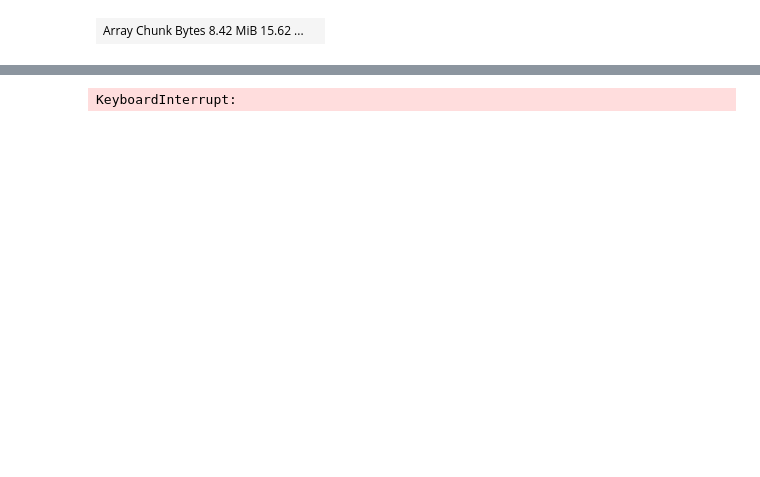
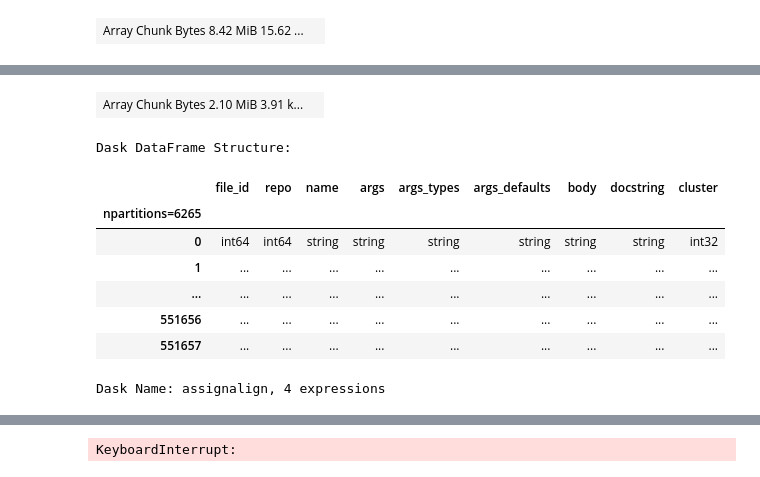
Before and after one commit to Lord225/datamining-on-pypl, a Jupyter notebook: transformers/cluster.ipynb, the cells around one changed output, grey strips where cells are left out. Cells and saved outputs as stored; diff of their text form; code cells hidden in the pictures; blank space fills up the shorter version.

```diff
--- a/transformers/cluster.ipynb
+++ b/transformers/cluster.ipynb
@@ -195,3 +202,7 @@ functions.head()
 | 3 | 30085 | 22 | test_iloc_setitem_int_multiindex_... | {data,indexes,values,expected_k} | {} | {} | df = DataFrame(data=data, columns... | <NA> |
 | 4 | 30157 | 22 | test_to_string_multindex_header | {self} | {} | {} | df = DataFrame({'a': [0], 'b': [1... | <NA> |
 | 5 | 30196 | 22 | test_multi_index_unnamed | {all_parsers,index_col,columns} | {} | {} | parser = all_parsers header = [0,... | <NA> |
+# %%
+cluster_labels
+# %% [output]
+| Array Chunk Bytes 2.10 MiB 3.91 k... |  |
@@ -198,3 +222,15 @@ functions.head()
+# %%
+functions
+# %% [output]
+Dask DataFrame Structure:
+|  | file_id | repo | name | args | args_types | args_defaults | body | docstring | cluster |
+| npartitions=6265 |  |  |  |  |  |  |  |  |  |
+| 0 | int64 | int64 | string | string | string | string | string | string | int32 |
+| 1 | ... | ... | ... | ... | ... | ... | ... | ... | ... |
+| ... | ... | ... | ... | ... | ... | ... | ... | ... | ... |
+| 551656 | ... | ... | ... | ... | ... | ... | ... | ... | ... |
+| 551657 | ... | ... | ... | ... | ... | ... | ... | ... | ... |
+Dask Name: assignalign, 4 expressions
 # %%
 import hvplot.dask  # Enables hvplot for Dask data
 import holoviews as hv
```
Also changed, not shown: parts of 12 cells of this notebook, 4 other files.
